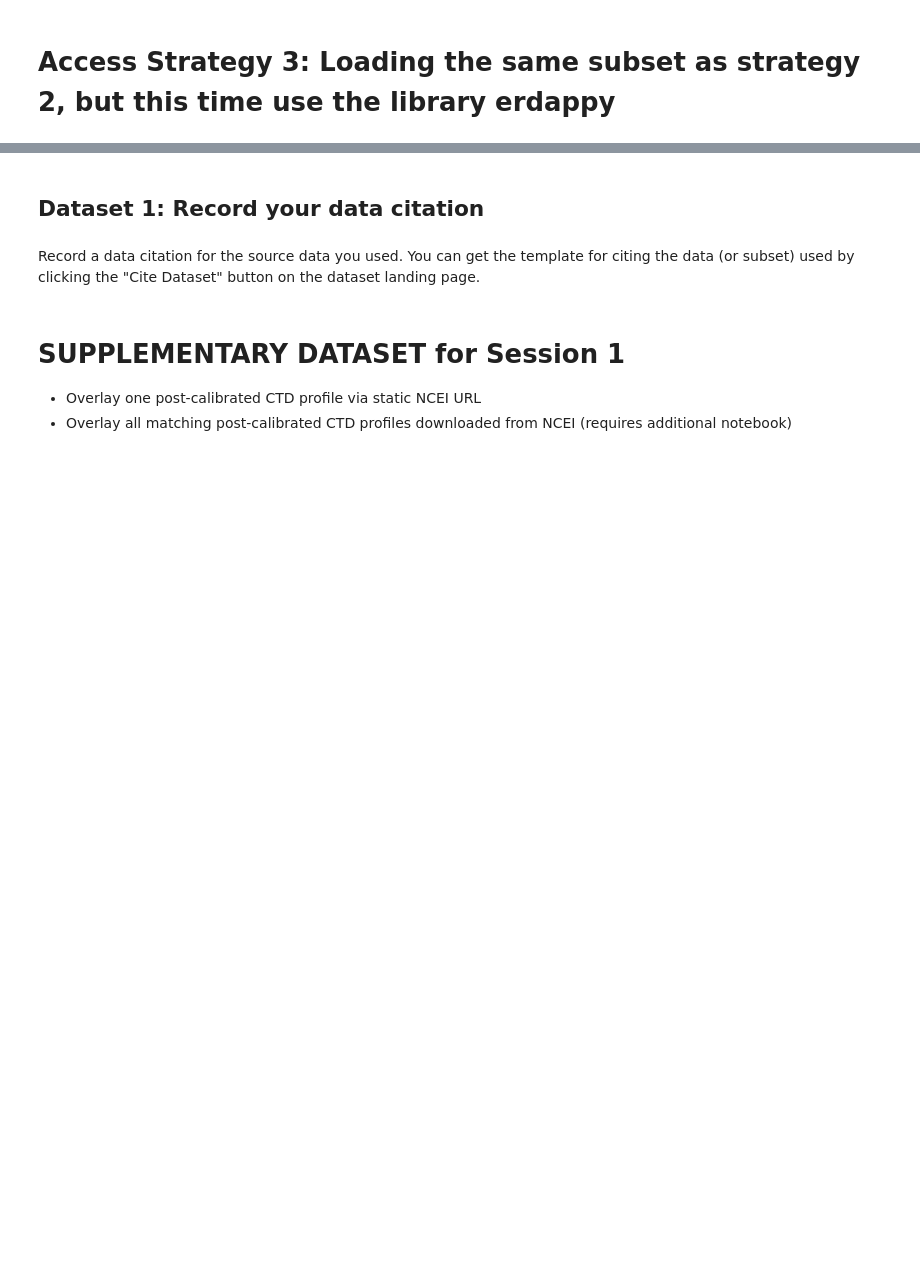
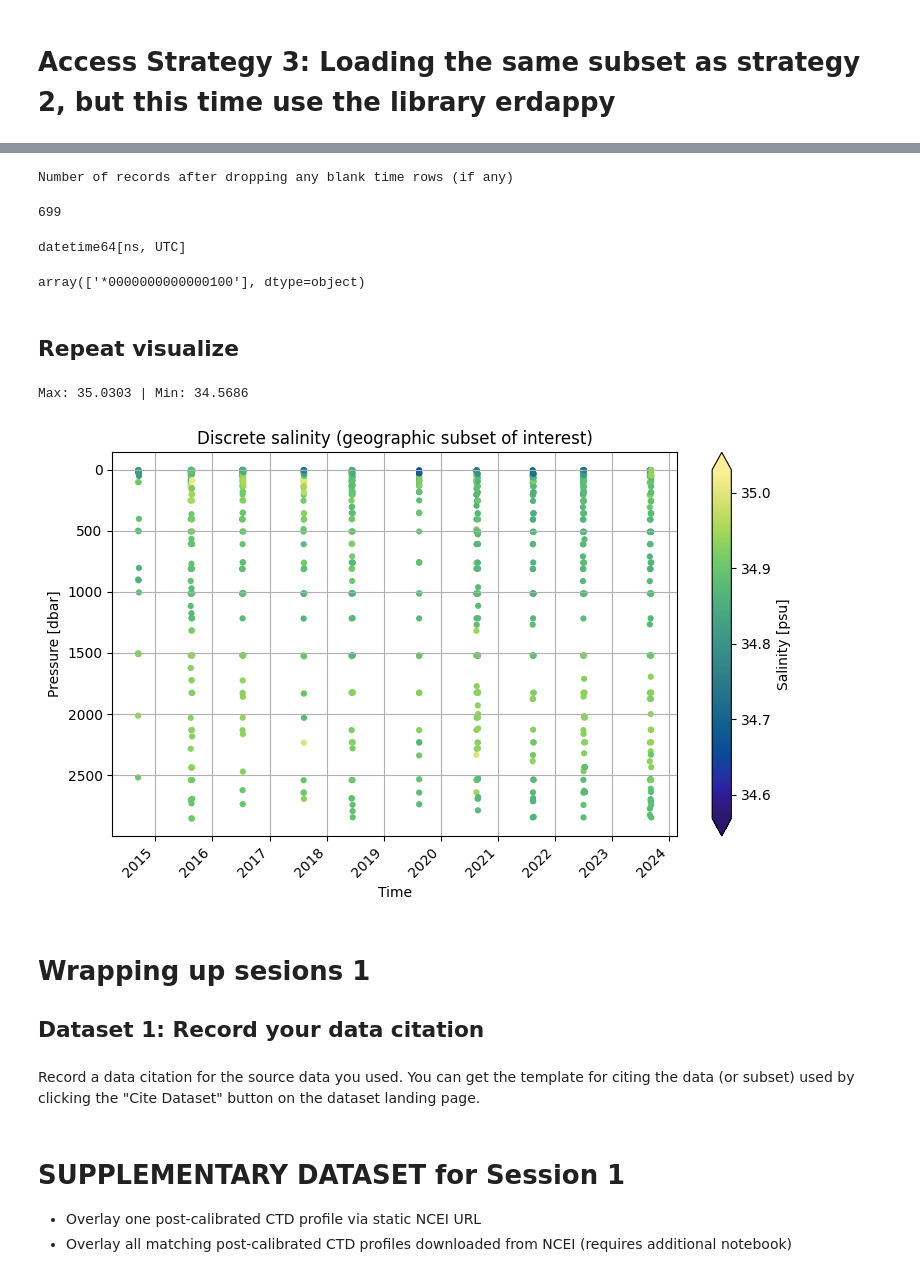
Before and after one commit to embark-cybertraining/embark-scratch-notebooks, a Jupyter notebook: sessions_1_and_2/ooi_cruises_bcodmo_session1.ipynb, the cells around one changed output, grey strips where cells are left out. Cells and saved outputs as stored; diff of their text form; code cells hidden in the pictures; blank space fills up the shorter version.

```diff
--- a/sessions_1_and_2/ooi_cruises_bcodmo_session1.ipynb
+++ b/sessions_1_and_2/ooi_cruises_bcodmo_session1.ipynb
@@ -464,0 +566,25 @@ plt.show()
+# %%
+print("Number of records after dropping any blank time rows (if any)")
+df_ctd_discr_spatial_erddapy_qc = df_ctd_discr_spatial_erddapy_qc.dropna(subset=["CTD_Bottle_Closure_Time"])
+len(df_ctd_discr_spatial_erddapy_qc["CTD_Bottle_Closure_Time"])
+# %% [output]
+Number of records after dropping any blank time rows (if any)
+699
+# %%
+# Convert the CTD Bottle Closure Time to a datetime data type
+df_ctd_discr_spatial_erddapy_qc["CTD_Bottle_Closure_Time"] = pd.to_datetime(df_ctd_discr_spatial_erddapy_qc["CTD_Bottle_Closure_Time"], yearfirst=True, utc=True)
+df_ctd_discr_spatial_erddapy_qc.dtypes["CTD_Bottle_Closure_Time"]
+# %% [output]
+datetime64[ns, UTC]
+# %%
+# Checking Quality flags.
+#  Since our data subset asked for only QARTOD flags that mean
+#  acceptable data (1 in third to last position)
+#  let's just make sure that's all we have
+
+# display unique Discrete Sample flags
+df_ctd_discr_spatial_erddapy_qc.Discrete_Salinity_Flag.unique() # display unique for parameter of interest
+# %% [output]
+array(['*0000000000000100'], dtype=object)
+# %% [markdown]
+## Repeat visualize
@@ -465,4 +604,41 @@ plt.show()
+# %%
+# determine max min for parameter of interest
+salmax_erddapy_qc = df_ctd_discr_spatial_erddapy_qc["Discrete_Salinity"].max()
+salmin_erddapy_qc = df_ctd_discr_spatial_erddapy_qc["Discrete_Salinity"].min()
+print(f"Max: {salmax_erddapy_qc} | Min: {salmin_erddapy_qc}")
+# %% [output]
+Max: 35.0303 | Min: 34.5686
+# %%
+# plot code from JP class differs from initial plot code above
+plt.figure(figsize=(8, 5))
+
+plt.scatter(
+    x=df_ctd_discr_spatial_erddapy_qc["CTD_Bottle_Closure_Time"],
+    y=df_ctd_discr_spatial_erddapy_qc["CTD_Pressure"],
+    s=20,
+    c=df_ctd_discr_spatial_erddapy_qc["Discrete_Salinity"],
+    cmap=cmo.haline,  # colormap from cmocean, designed for salinity (perceptually uniform, accessible colors)
+    edgecolors="none",
+    vmin=salmin_erddapy_qc, # use salmin
+    vmax=salmax_erddapy_qc # use salmax
+)
+
+plt.gca().invert_yaxis()
+plt.grid()
+plt.colorbar(label="Salinity [psu]", extend="both")
+plt.ylabel("Pressure [dbar]")
+plt.xlabel("Time")
+plt.title("Discrete salinity (geographic subset of interest)")
+
+plt.xticks(rotation=45, ha="right")
+plt.tight_layout()
+
+plt.show()
+# %% [output]
+[figure, added]
 # %% [markdown]
+# Wrapping up sesions 1
+
 ## Dataset 1: Record your data citation
 # %% [markdown]
 Record a data citation for the source data you used. You can get the template for citing the data (or subset) used by clicking the "Cite Dataset" button on the dataset landing page.
```
Also changed, not shown: parts of 23 cells of this notebook.
